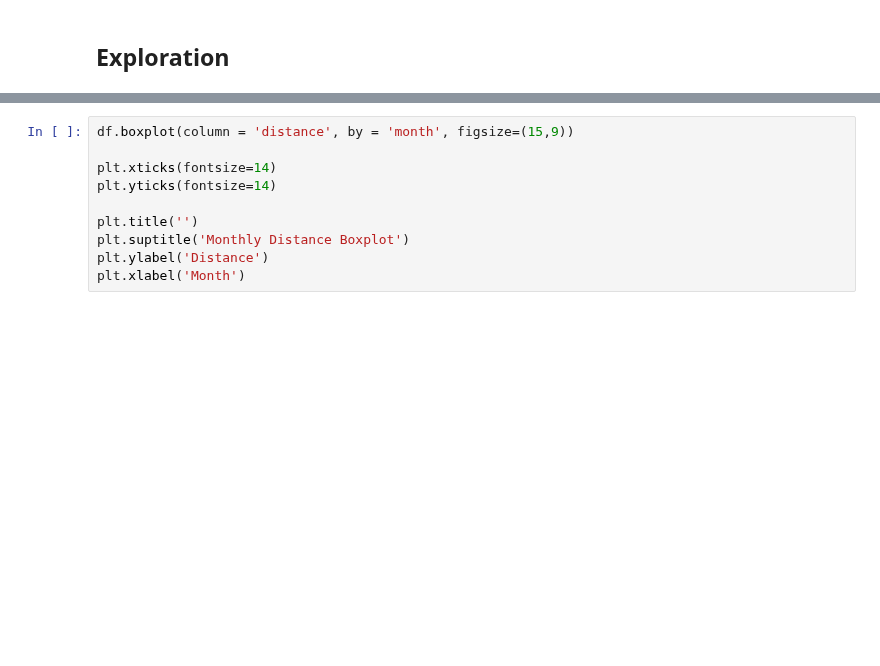
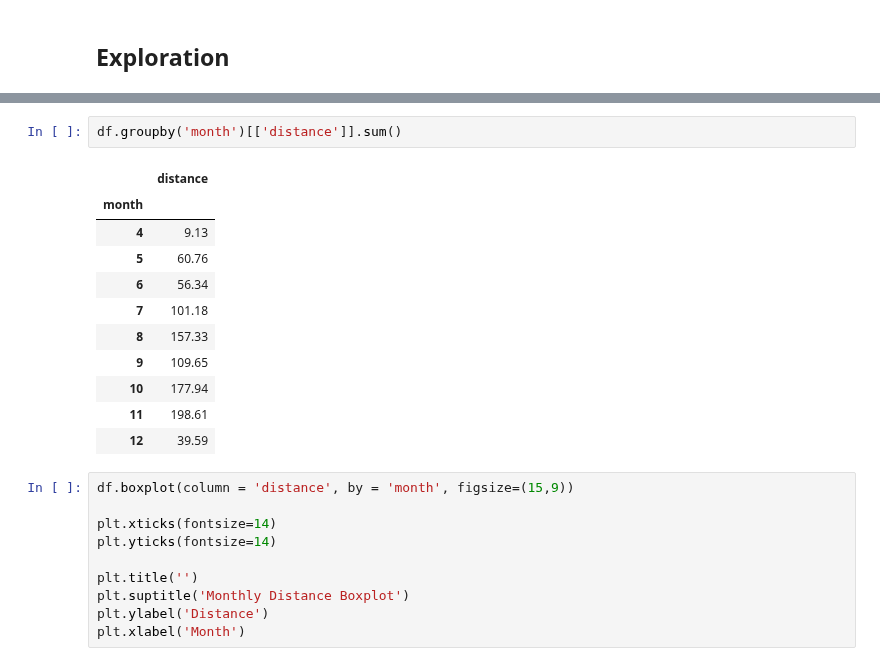
Before and after one commit to time-series-101-eric-norrick/tsa-fitbit, a Jupyter notebook: TimeSeries_Project.ipynb, the cells around one changed output, grey strips where cells are left out. Cells and saved outputs as stored; diff of their text form; blank space fills up the shorter version.

```diff
--- a/TimeSeries_Project.ipynb
+++ b/TimeSeries_Project.ipynb
@@ -268,3 +293,17 @@ def summary_stat(df, col_name):
+# %%
+df.groupby('month')[['distance']].sum()
+# %% [output]
+|  | distance |
+| month |  |
+| 4 | 9.13 |
+| 5 | 60.76 |
+| 6 | 56.34 |
+| 7 | 101.18 |
+| 8 | 157.33 |
+| 9 | 109.65 |
+| 10 | 177.94 |
+| 11 | 198.61 |
+| 12 | 39.59 |
 # %%
 df.boxplot(column = 'distance', by = 'month', figsize=(15,9))
 
```
Also changed, not shown: parts of 4 cells of this notebook.
